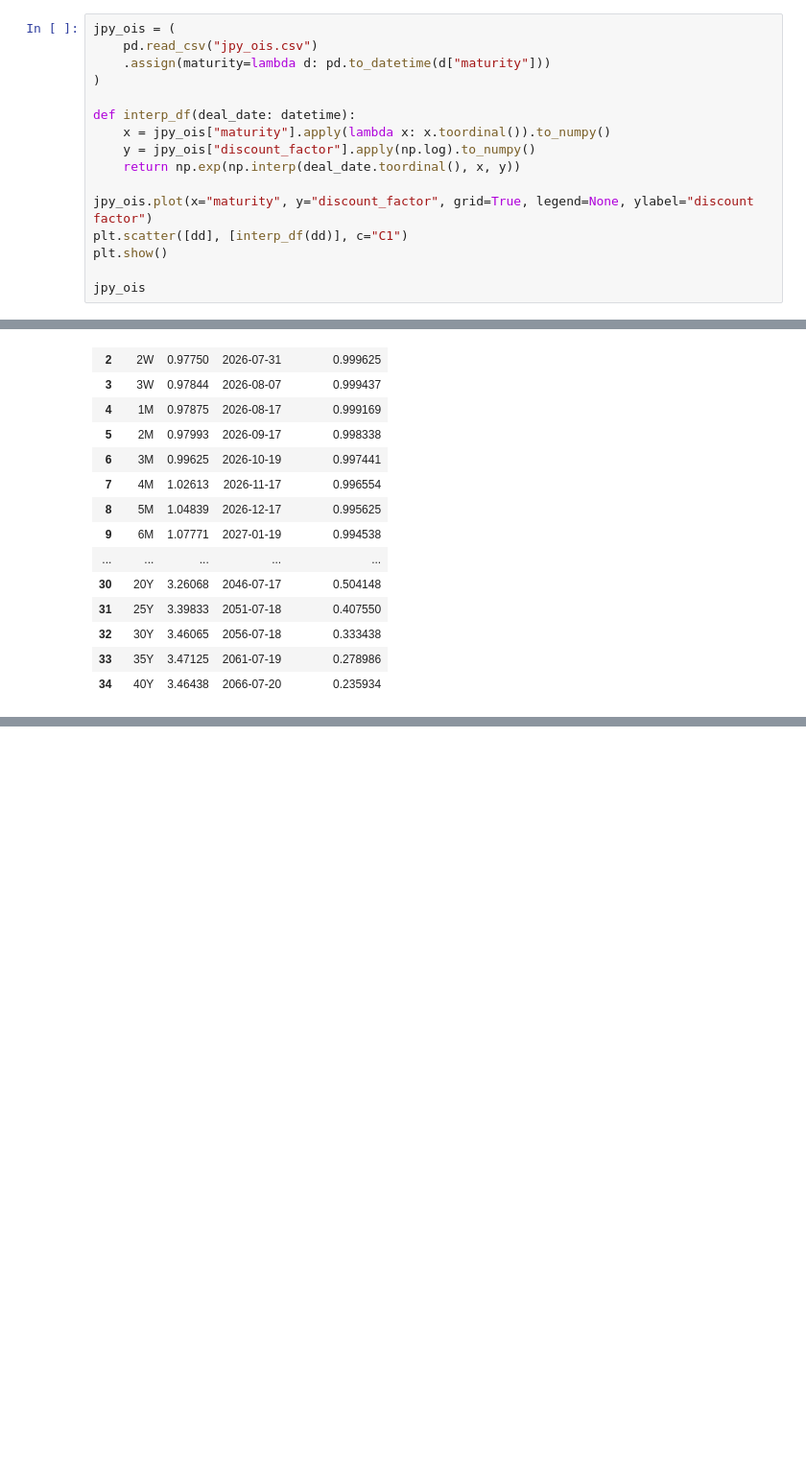
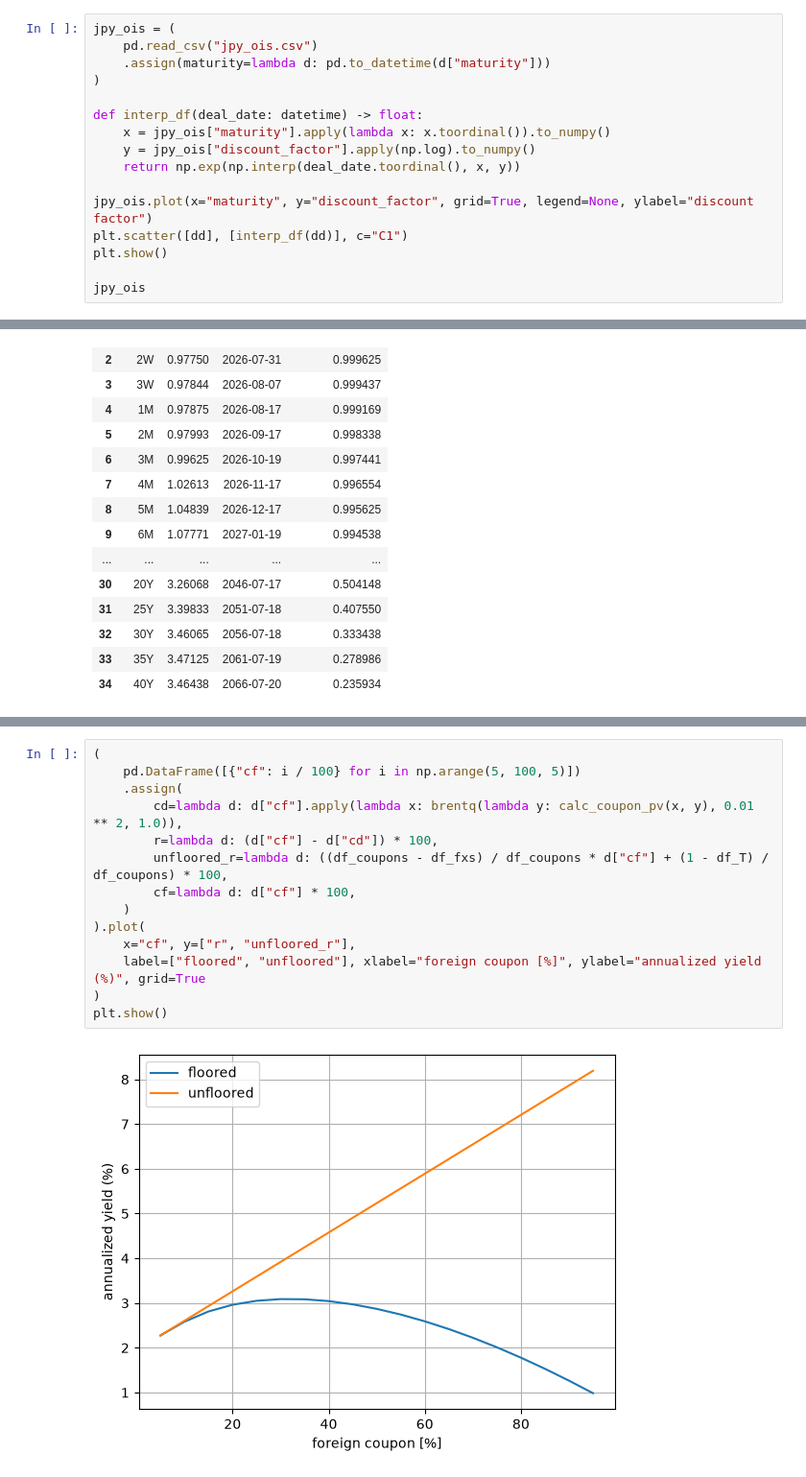
Before and after one commit to niwatoro/pricing, a Jupyter notebook: PRDC.ipynb, the cells around one changed output, grey strips where cells are left out. Shown at 96% size. Cells and saved outputs as stored; diff of their text form; blank space fills up the shorter version.

Commit message:
feat: calc floored yield

```diff
--- a/PRDC.ipynb
+++ b/PRDC.ipynb
@@ -71,7 +91,7 @@ jpy_ois = (
     .assign(maturity=lambda d: pd.to_datetime(d["maturity"]))
 )
 
-def interp_df(deal_date: datetime):
+def interp_df(deal_date: datetime) -> float:
     x = jpy_ois["maturity"].apply(lambda x: x.toordinal()).to_numpy()
     y = jpy_ois["discount_factor"].apply(np.log).to_numpy()
     return np.exp(np.interp(deal_date.toordinal(), x, y))
@@ -146,0 +276,16 @@ exp. annualized yield: 1.94%
+# %%
+(
+    pd.DataFrame([{"cf": i / 100} for i in np.arange(5, 100, 5)])
+    .assign(
+        cd=lambda d: d["cf"].apply(lambda x: brentq(lambda y: calc_coupon_pv(x, y), 0.01 ** 2, 1.0)),
+        r=lambda d: (d["cf"] - d["cd"]) * 100,
+        unfloored_r=lambda d: ((df_coupons - df_fxs) / df_coupons * d["cf"] + (1 - df_T) / df_coupons) * 100,
+        cf=lambda d: d["cf"] * 100,
+    )
+).plot(
+    x="cf", y=["r", "unfloored_r"],
+    label=["floored", "unfloored"], xlabel="foreign coupon [%]", ylabel="annualized yield (%)", grid=True
+)
+plt.show()
+# %% [output]
+[figure, added]
```
Also changed, not shown: parts of 9 cells of this notebook, 1 other file.
